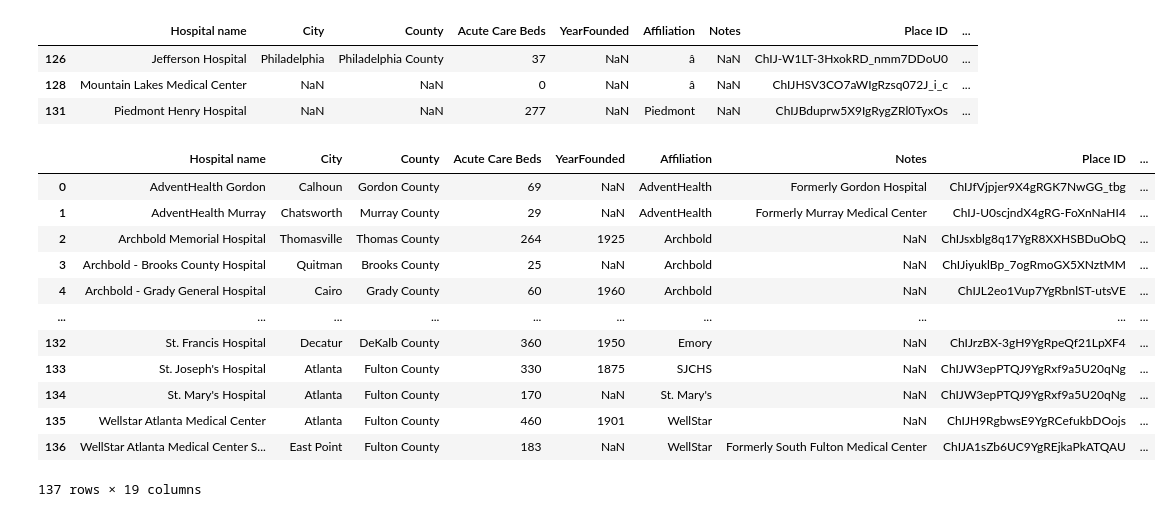
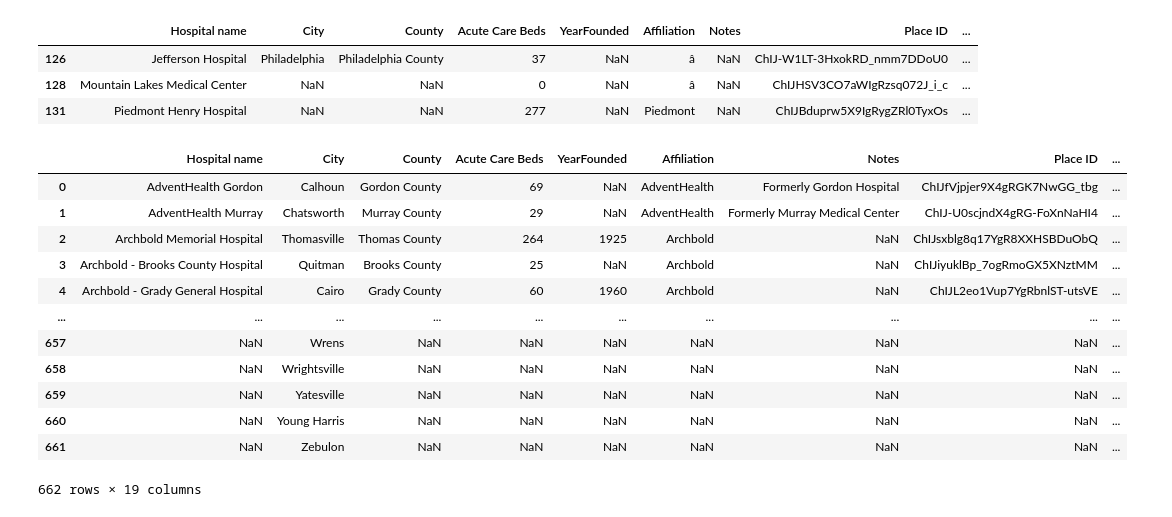
Before and after one commit to jtilenis/Data_Scavengers, a Jupyter notebook: hospital_api.ipynb, the cells around one changed output. Saved outputs shown, nothing was run; the diff lists cells and outputs as text; code cells hidden in the pictures.

Commit message:
Cleaned_Hospitals_v5

```diff
--- a/hospital_api.ipynb
+++ b/hospital_api.ipynb
@@ -548,22 +548,22 @@ hospital_fix
 | 131 | Piedmont Henry Hospital | NaN | NaN | 277 | NaN | Piedmont | NaN | ChIJBduprw5X9IgRygZRl0TyxOs | ... |
 # %%
 #still not having luck merging, even with the trailing whitespaces removed...
-city_merge = pd.merge(hospital, census_group, how = 'left', on = 'City')
+city_merge = pd.merge(hospital, census_group, how = 'outer', on = 'City')
 city_merge
 # %% [output]
 |  | Hospital name | City | County | Acute Care Beds | YearFounded | Affiliation | Notes | Place ID | ... |
 | 0 | AdventHealth Gordon | Calhoun | Gordon County | 69 | NaN | AdventHealth | Formerly Gordon Hospital | ChIJfVjpjer9X4gRGK7NwGG_tbg | ... |
 | 1 | AdventHealth Murray | Chatsworth | Murray County | 29 | NaN | AdventHealth | Formerly Murray Medical Center | ChIJ-U0scjndX4gRG-FoXnNaHI4 | ... |
 | 2 | Archbold Memorial Hospital | Thomasville | Thomas County | 264 | 1925 | Archbold | NaN | ChIJsxblg8q17YgR8XXHSBDuObQ | ... |
 | 3 | Archbold - Brooks County Hospital | Quitman | Brooks County | 25 | NaN | Archbold | NaN | ChIJiyuklBp_7ogRmoGX5XNztMM | ... |
 | 4 | Archbold - Grady General Hospital | Cairo | Grady County | 60 | 1960 | Archbold | NaN | ChIJL2eo1Vup7YgRbnlST-utsVE | ... |
 | ... | ... | ... | ... | ... | ... | ... | ... | ... | ... |
-| 132 | St. Francis Hospital | Decatur | DeKalb County | 360 | 1950 | Emory | NaN | ChIJrzBX-3gH9YgRpeQf21LpXF4 | ... |
-| 133 | St. Joseph's Hospital | Atlanta | Fulton County | 330 | 1875 | SJCHS | NaN | ChIJW3epPTQJ9YgRxf9a5U20qNg | ... |
-| 134 | St. Mary's Hospital | Atlanta | Fulton County | 170 | NaN | St. Mary's | NaN | ChIJW3epPTQJ9YgRxf9a5U20qNg | ... |
-| 135 | Wellstar Atlanta Medical Center | Atlanta | Fulton County | 460 | 1901 | WellStar | NaN | ChIJH9RgbwsE9YgRCefukbDOojs | ... |
-| 136 | WellStar Atlanta Medical Center S... | East Point | Fulton County | 183 | NaN | WellStar | Formerly South Fulton Medical Center | ChIJA1sZb6UC9YgREjkaPkATQAU | ... |
+| 657 | NaN | Wrens | NaN | NaN | NaN | NaN | NaN | NaN | ... |
+| 658 | NaN | Wrightsville | NaN | NaN | NaN | NaN | NaN | NaN | ... |
+| 659 | NaN | Yatesville | NaN | NaN | NaN | NaN | NaN | NaN | ... |
+| 660 | NaN | Young Harris | NaN | NaN | NaN | NaN | NaN | NaN | ... |
+| 661 | NaN | Zebulon | NaN | NaN | NaN | NaN | NaN | NaN | ... |
-137 rows × 19 columns
+662 rows × 19 columns
 # %%
 #pulling unjoined to find out city discrepency, will update with mappings
 city_merge['Joined'] = city_merge['Median Income'].isnull()
```
Also changed, not shown: parts of 12 cells of this notebook, 1 other file.
